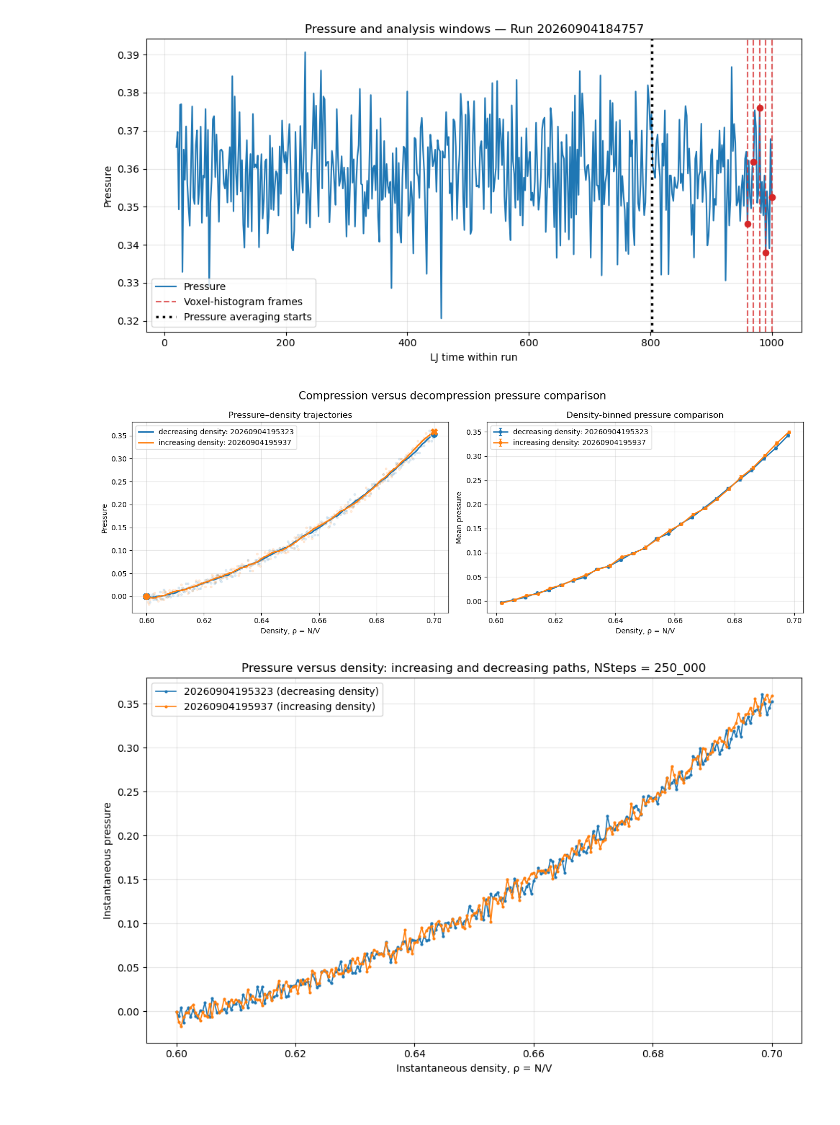
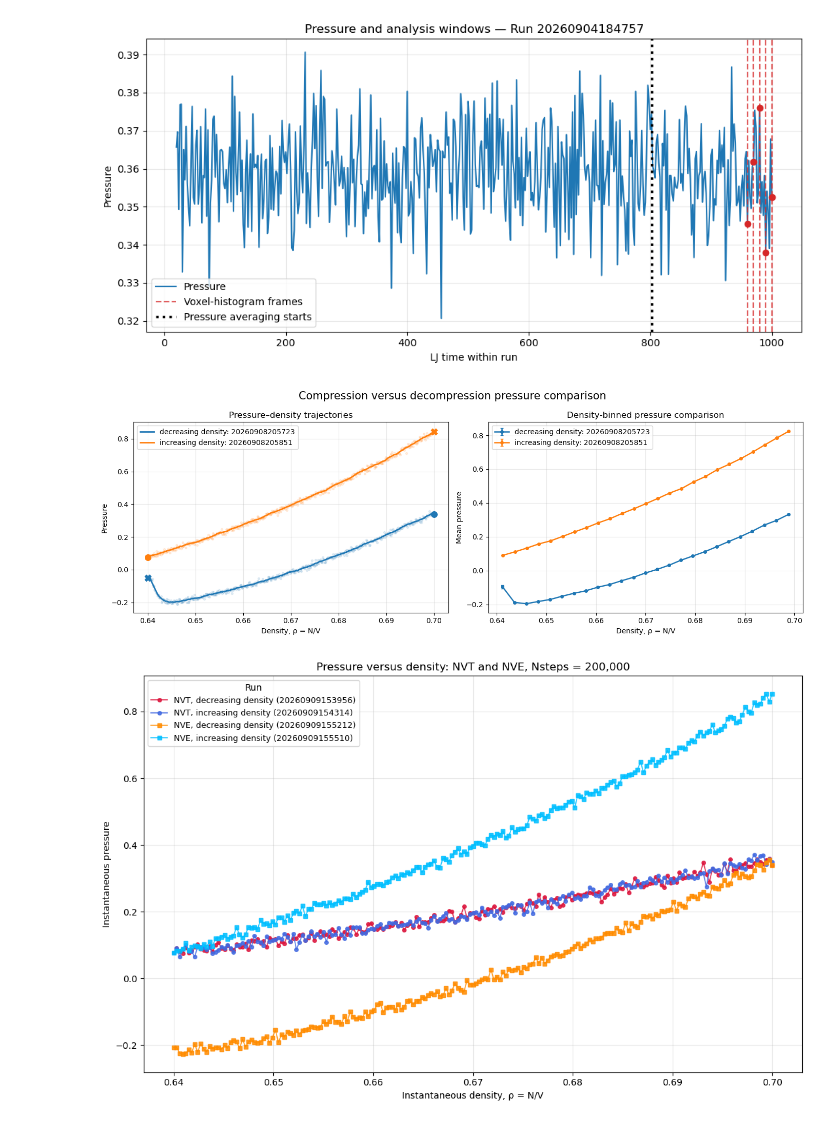
Before and after one commit to SBC-Collaboration/MDsims, a Jupyter notebook: Sandbox.ipynb, the cells around one changed output. Saved outputs shown, nothing was run; the diff lists cells and outputs as text; code cells hidden in the pictures.

```diff
--- a/Sandbox.ipynb
+++ b/Sandbox.ipynb
@@ -90,8 +90,8 @@ from md_Helpers import open_run
 
 # Replace these if you want to compare different runs.
 run_ids = [
-    "20260904195323",
-    "20260904195937",
+    "20260908205723",
+    "20260908205851",
 ]
 
 SMOOTH_POINTS = 15
@@ -242,47 +242,69 @@ fig.suptitle(
 fig.tight_layout()
 plt.show()
 # %% [output]
-[figure, old version]
+[figure, new version]
 # %%
 import matplotlib.pyplot as plt
+from matplotlib.lines import Line2D
 from md_Helpers import open_run
 
-run_ids = [
-    "20260904195323",
-    "20260904195937",
-]
+runs = {
+    "NVT": [
+        "20260909153956",
+        "20260909154314",
+    ],
+    "NVE": [
+        "20260909155212",
+        "20260909155510",
+    ],
+}
 
-fig, ax = plt.subplots(figsize=(10, 6))
+ensemble_markers = {
+    "NVT": "o",
+    "NVE": "s",
+}
 
-for run_id in run_ids:
-    logs = open_run(run_id).logs_dataframe()
+# A distinct color for every ensemble–direction combination
+colors = {
+    ("NVT", "increasing density"): "royalblue",
+    ("NVT", "decreasing density"): "crimson",
+    ("NVE", "increasing density"): "deepskyblue",
+    ("NVE", "decreasing density"): "darkorange",
+}
 
-    # Instantaneous density at every log point
-    density = logs["num_particles"] / logs["volume"]
-    pressure = logs["pressure"]
+fig, ax = plt.subplots(figsize=(11, 7))
 
-    direction = (
-        "increasing density"
-        if density.iloc[-1] > density.iloc[0]
-        else "decreasing density"
-    )
+for ensemble, run_ids in runs.items():
+    for run_id in run_ids:
+        logs = open_run(run_id).logs_dataframe()
 
-    ax.plot(
-        density,
-        pressure,
-        marker=".",
-        markersize=4,
-        linewidth=1.2,
-        label=f"{run_id} ({direction})",
-    )
+        density = logs["num_particles"] / logs["volume"]
+        pressure = logs["pressure"]
+
+        direction = (
+            "increasing density"
+            if density.iloc[-1] > density.iloc[0]
+            else "decreasing density"
+        )
+
+        ax.plot(
+            density,
+            pressure,
+            color=colors[(ensemble, direction)],
+            marker=ensemble_markers[ensemble],
+            markersize=4,
+            linewidth=1.2,
+            alpha=0.85,
+            label=f"{ensemble}, {direction} ({run_id})",
+        )
 
 ax.set_xlabel("Instantaneous density, ρ = N/V")
 ax.set_ylabel("Instantaneous pressure")
-ax.set_title("Pressure versus density: increasing and decreasing paths, NSteps = 250_000")
+ax.set_title("Pressure versus density: NVT and NVE, Nsteps = 200,000")
 ax.grid(alpha=0.3)
-ax.legend()
+ax.legend(title="Run", fontsize=9)
 
 plt.tight_layout()
 plt.show()
 # %% [output]
-[figure, old version]
+[figure, new version]
```
Also changed, not shown: parts of 7 cells of this notebook, 14 other files.
